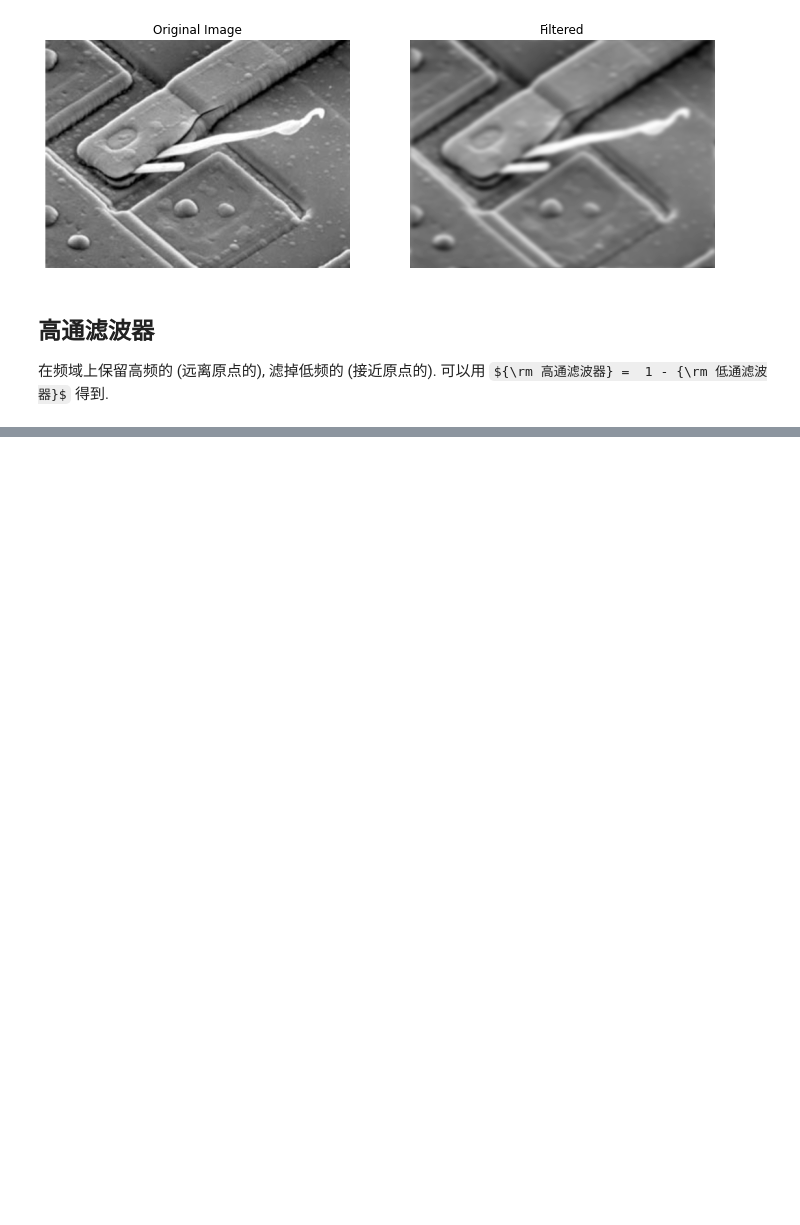
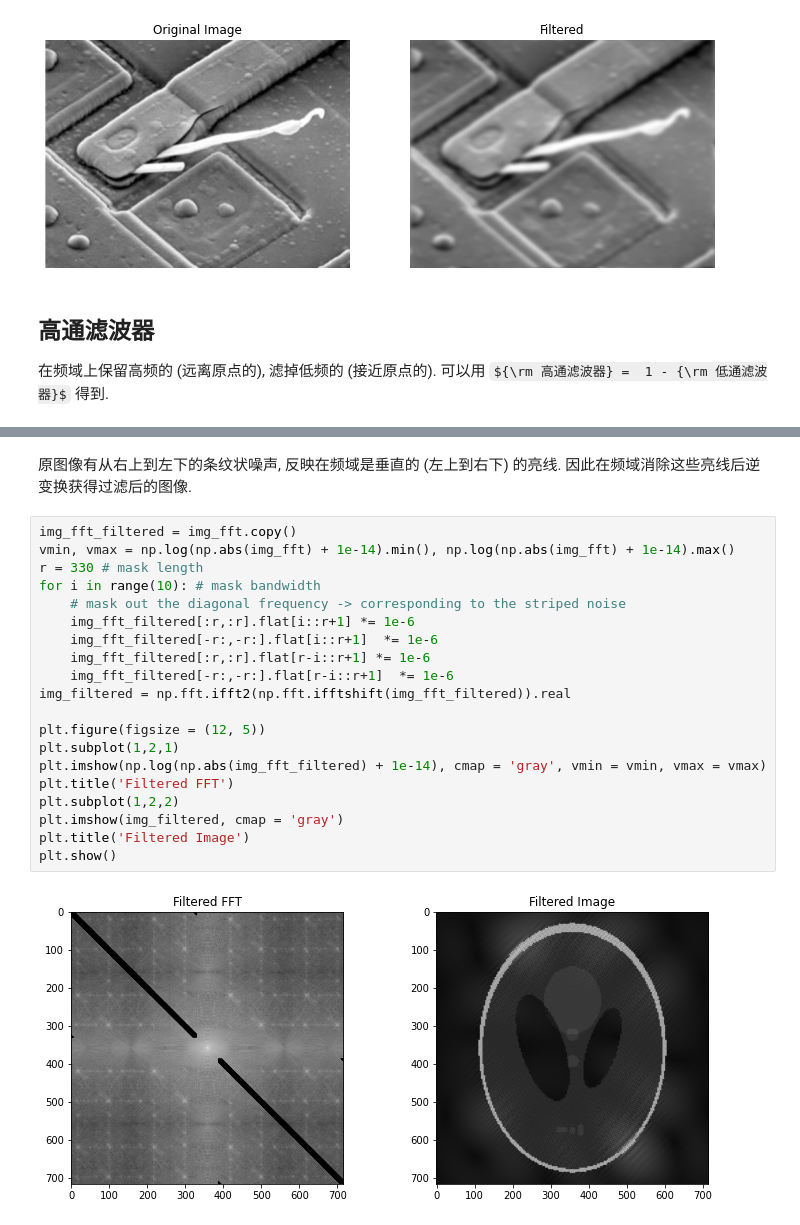
Before and after one commit to ForeverHaibara/Fudan-Courses, a Jupyter notebook: 图像处理与数据可视化/08 图像频域滤波.ipynb, the cells around one changed output, grey strips where cells are left out. Drawn from its saved outputs; the diff is of its cells as text; some formulas as TeX source; blank space fills up the shorter version.

```diff
--- a/图像处理与数据可视化/08 图像频域滤波.ipynb
+++ b/图像处理与数据可视化/08 图像频域滤波.ipynb
@@ -79,0 +155,24 @@ plt.show()
+# %% [markdown]
+原图像有从右上到左下的条纹状噪声, 反映在频域是垂直的 (左上到右下) 的亮线. 因此在频域消除这些亮线后逆变换获得过滤后的图像.
+# %%
+img_fft_filtered = img_fft.copy()
+vmin, vmax = np.log(np.abs(img_fft) + 1e-14).min(), np.log(np.abs(img_fft) + 1e-14).max()
+r = 330 # mask length
+for i in range(10): # mask bandwidth
+    # mask out the diagonal frequency -> corresponding to the striped noise
+    img_fft_filtered[:r,:r].flat[i::r+1] *= 1e-6
+    img_fft_filtered[-r:,-r:].flat[i::r+1]  *= 1e-6
+    img_fft_filtered[:r,:r].flat[r-i::r+1] *= 1e-6
+    img_fft_filtered[-r:,-r:].flat[r-i::r+1]  *= 1e-6
+img_filtered = np.fft.ifft2(np.fft.ifftshift(img_fft_filtered)).real
+
+plt.figure(figsize = (12, 5))
+plt.subplot(1,2,1)
+plt.imshow(np.log(np.abs(img_fft_filtered) + 1e-14), cmap = 'gray', vmin = vmin, vmax = vmax)
+plt.title('Filtered FFT')
+plt.subplot(1,2,2)
+plt.imshow(img_filtered, cmap = 'gray')
+plt.title('Filtered Image')
+plt.show()
+# %% [output]
+[figure, added]
```
Also changed, not shown: parts of 6 cells of this notebook, 2 other files.
